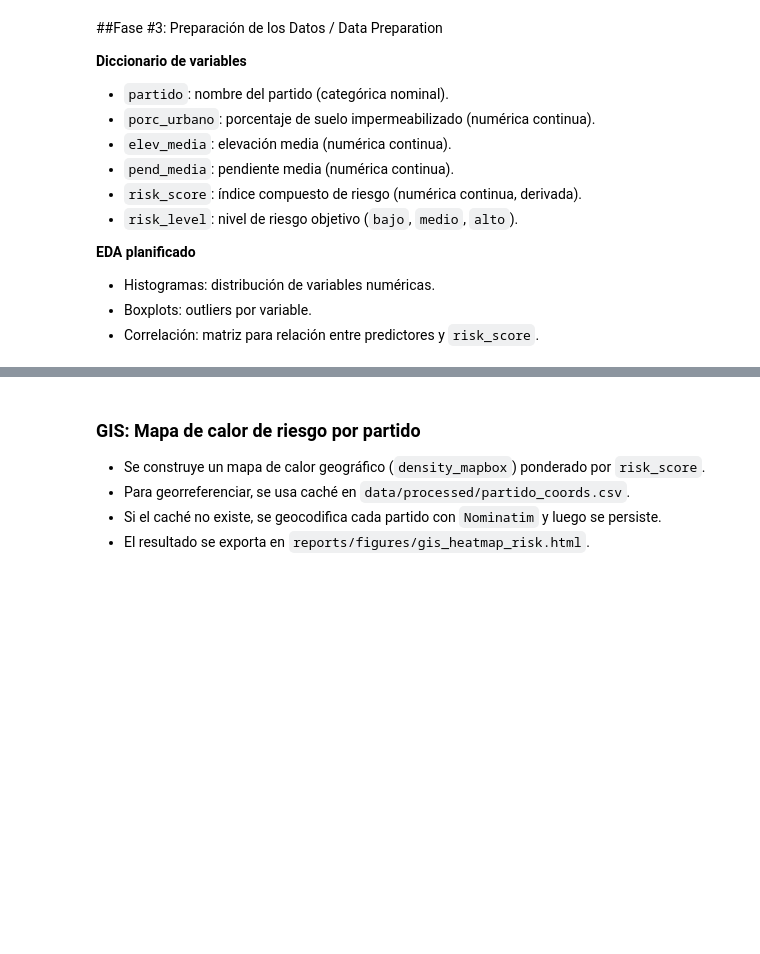
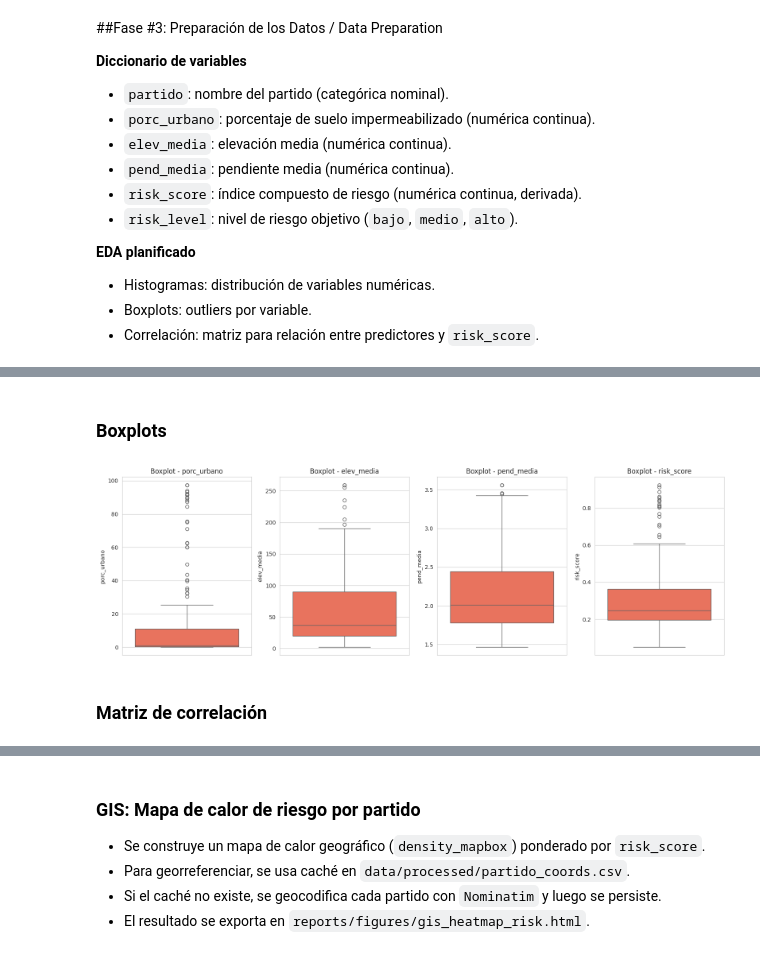
Before and after one commit to oskartinez/UGR_IdS_TP_GRUPO_11, a Jupyter notebook: UGR_IdS_TP_GRUPO_11.ipynb, the cells around one changed output, grey strips where cells are left out. Drawn from its saved outputs; the diff is of its cells as text; code cells hidden in the pictures; blank space fills up the shorter version.

```diff
--- a/UGR_IdS_TP_GRUPO_11.ipynb
+++ b/UGR_IdS_TP_GRUPO_11.ipynb
@@ -289,0 +154,10 @@ df.head()
+# %%
+DATASET_NAME = "porc de suelo impermeable, elevacion y pendiente.csv"
+DATASET_URL = "https://raw.githubusercontent.com/oskartinez/risk_pba/main/content/risk_pba/data/raw/porc%20de%20suelo%20impermeable%2C%20elevacion%20y%20pendiente.csv"
+
+urlretrieve(DATASET_URL, RAW_DIR / DATASET_NAME)
+
+df = pd.read_csv(RAW_DIR / DATASET_NAME, sep=',', encoding='latin1', engine='python')
+df.columns = [c.strip().lower().replace(" ", "_") for c in df.columns]
+df = df.drop_duplicates(subset=["partido"])
+df.head(5)
@@ -289,0 +198,12 @@ df.head()
+# %%
+def helper_norm(s):
+    rng = s.max() - s.min()
+    return (s - s.min()) / rng if rng > 0 else s * 0
+
+df["risk_score"] = (
+    0.5 * helper_norm(df["porc_urbano"])
+    + 0.3 * helper_norm(df["pend_media"])
+    + 0.2 * (1 - helper_norm(df["elev_media"]))
+)
+df["risk_level"] = pd.qcut(df["risk_score"], q=3, labels=["bajo", "medio", "alto"])
+df["risk_level"].value_counts().sort_index()
@@ -394,0 +262,10 @@ dtype: int64
+# %%
+numeric_cols = [x for x in df.select_dtypes(include=[np.number]).columns]
+
+fig, axes = plt.subplots(2, 2, figsize=(14, 8))
+for ax, col in zip(axes.flatten(), numeric_cols):
+    sns.histplot(df[col], kde=True, ax=ax, color="#1f77b4")
+    ax.set_title(f"Histograma - {col}")
+plt.tight_layout()
+fig.savefig(FIGURES_DIR / "eda_histograms.png", dpi=150, bbox_inches="tight")
+plt.show()
@@ -394,0 +274,15 @@ dtype: int64
+# %% [markdown]
+### Boxplots
+# %%
+sns.set_style("whitegrid")
+fig, axes = plt.subplots(1, 4, figsize=(16, 5))
+for ax, col in zip(axes.flatten(), numeric_cols):
+    sns.boxplot(y=df[col], ax=ax, color="tomato")
+    ax.set_title(f"Boxplot - {col}")
+plt.tight_layout()
+fig.savefig(FIGURES_DIR / "eda_boxplots.png", dpi=150, bbox_inches="tight")
+plt.show()
+# %% [output]
+[figure, added]
+# %% [markdown]
+### Matriz de correlación
```
Also changed, not shown: parts of 34 cells of this notebook, 4 other files.
